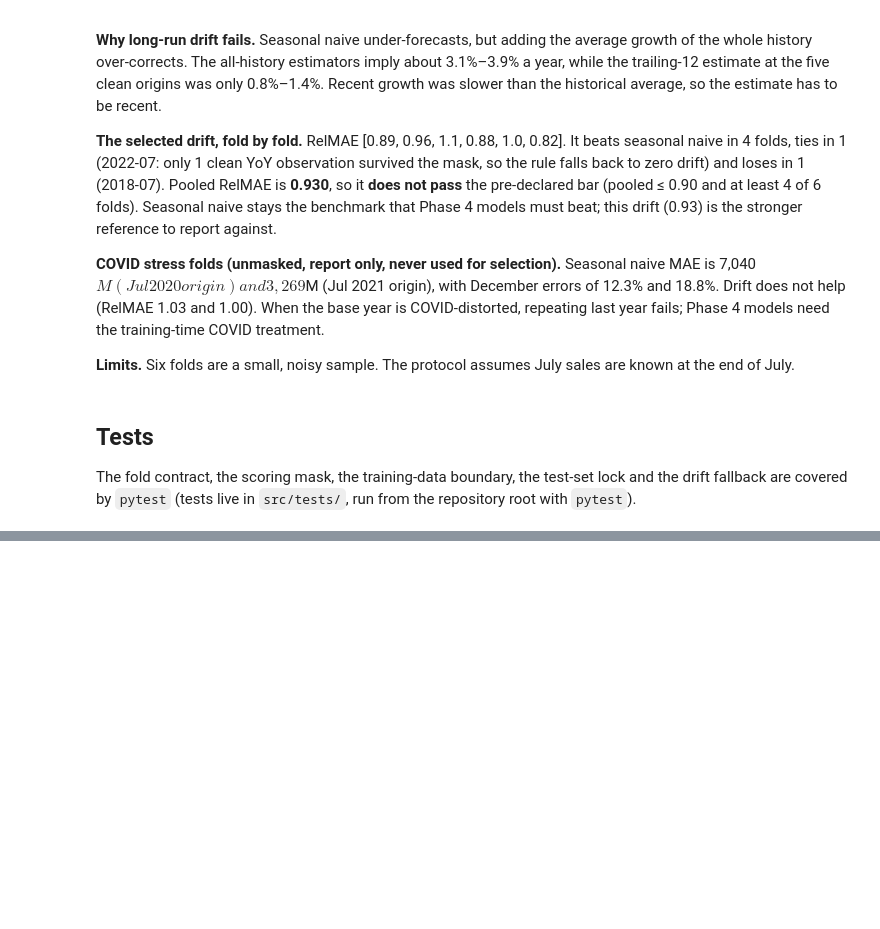
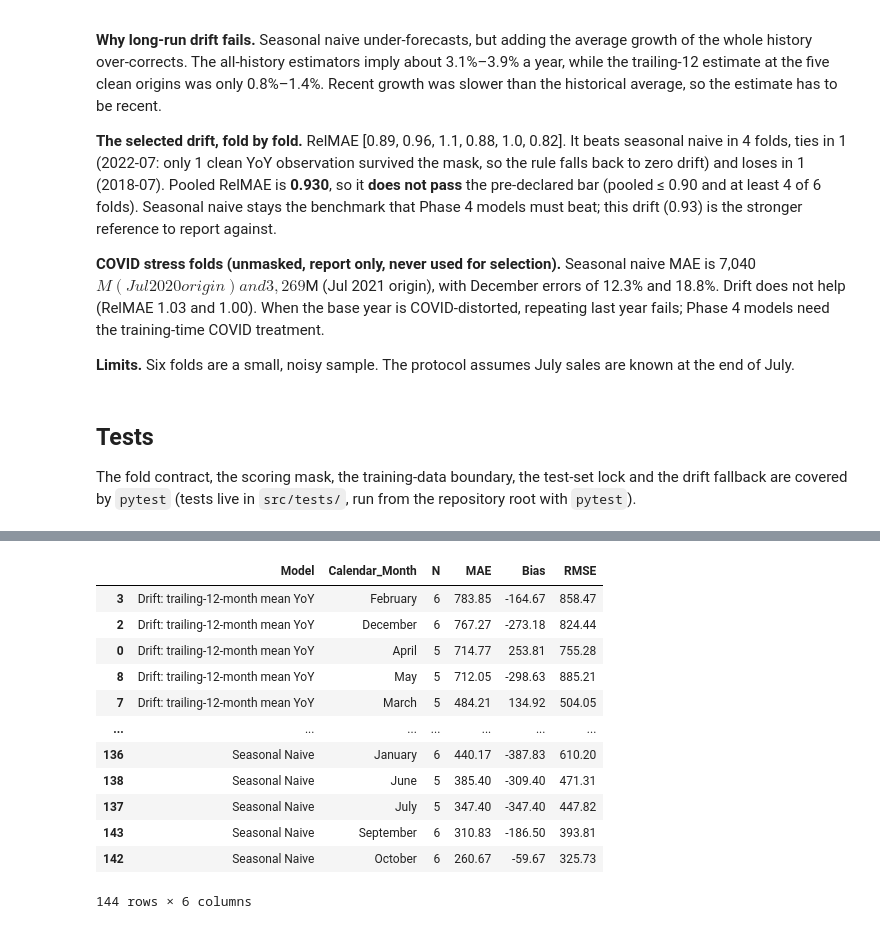
Before and after one commit to mo-alsafi/apparel-sales-forecasting, a Jupyter notebook: notebooks/modeling.ipynb, the cells around one changed output, grey strips where cells are left out. Cells and saved outputs as stored; diff of their text form; code cells hidden in the pictures; blank space fills up the shorter version.

```diff
--- a/notebooks/modeling.ipynb
+++ b/notebooks/modeling.ipynb
@@ -199,0 +528,38 @@ The fold contract, the scoring mask, the training-data boundary, the test-set lo
+# %%
+scored["Calendar_Month"] = scored["Date"].dt.month_name()
+
+calendar_month_errors = (
+    scored.groupby(["Model", "Calendar_Month"])
+    .agg(
+        N=("Error", "size"),
+        MAE=("AbsError", "mean"),
+        Bias=("Error", "mean"),
+        RMSE=(
+            "Error",
+            lambda e: float(np.sqrt(np.mean(np.square(e)))),
+        ),
+    )
+    .reset_index()
+)
+
+# Put the largest average monthly errors first within each model.
+display(
+    calendar_month_errors.sort_values(
+        ["Model", "MAE"],
+        ascending=[True, False],
+    ).round(2)
+)
+# %% [output]
+|  | Model | Calendar_Month | N | MAE | Bias | RMSE |
+| 3 | Drift: trailing-12-month mean YoY | February | 6 | 783.85 | -164.67 | 858.47 |
+| 2 | Drift: trailing-12-month mean YoY | December | 6 | 767.27 | -273.18 | 824.44 |
+| 0 | Drift: trailing-12-month mean YoY | April | 5 | 714.77 | 253.81 | 755.28 |
+| 8 | Drift: trailing-12-month mean YoY | May | 5 | 712.05 | -298.63 | 885.21 |
+| 7 | Drift: trailing-12-month mean YoY | March | 5 | 484.21 | 134.92 | 504.05 |
+| ... | ... | ... | ... | ... | ... | ... |
+| 136 | Seasonal Naive | January | 6 | 440.17 | -387.83 | 610.20 |
+| 138 | Seasonal Naive | June | 5 | 385.40 | -309.40 | 471.31 |
+| 137 | Seasonal Naive | July | 5 | 347.40 | -347.40 | 447.82 |
+| 143 | Seasonal Naive | September | 6 | 310.83 | -186.50 | 393.81 |
+| 142 | Seasonal Naive | October | 6 | 260.67 | -59.67 | 325.73 |
+144 rows × 6 columns
```
Also changed, not shown: parts of 10 cells of this notebook, 4 other files.
